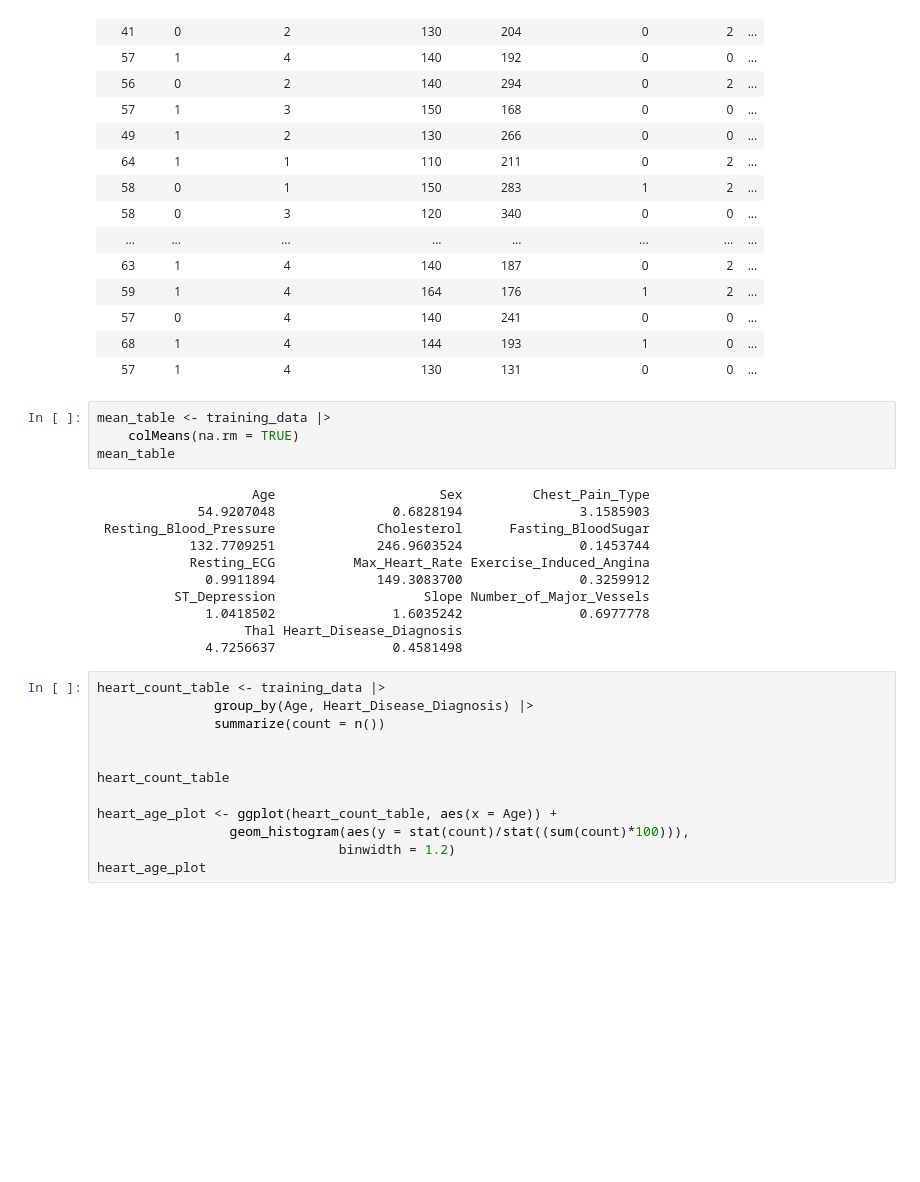
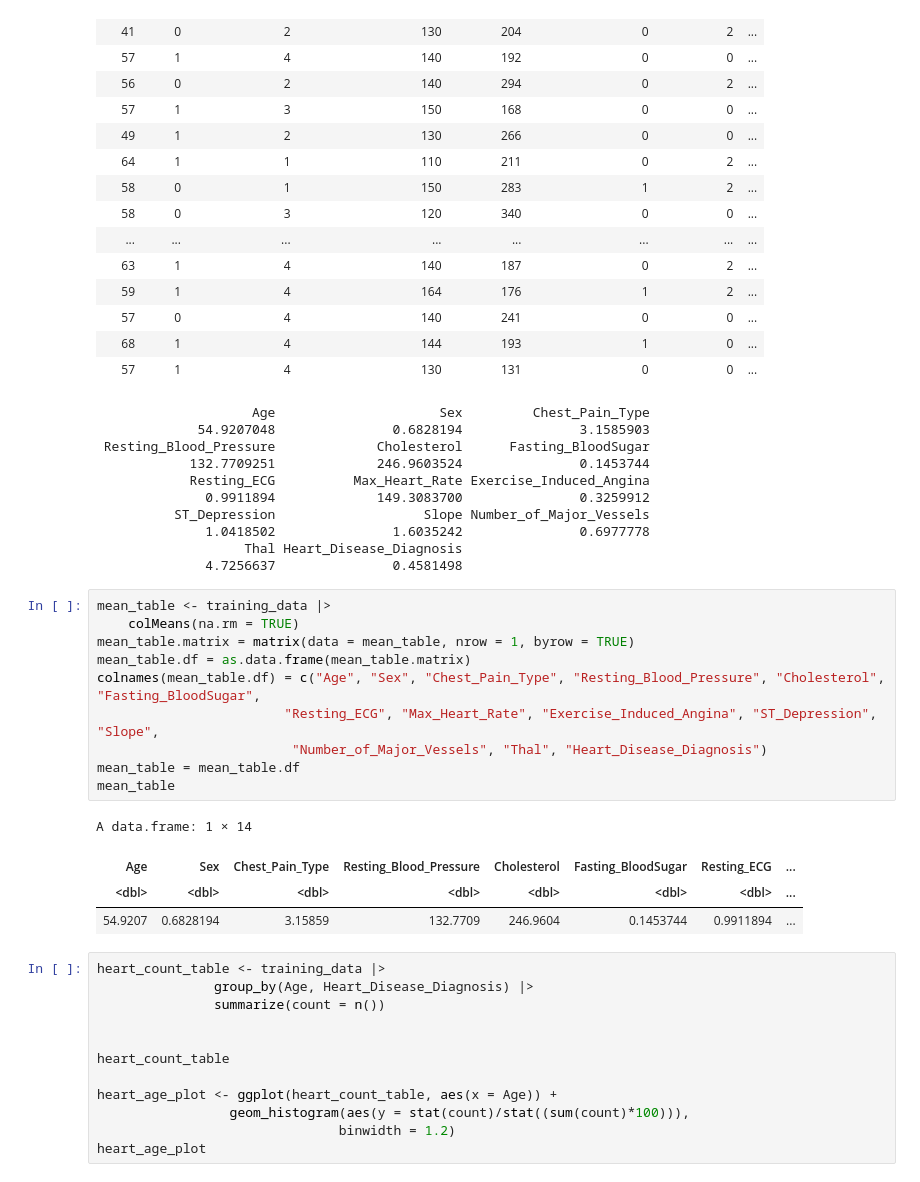
Before and after one commit to devr07/DSCI100-007-009, a Jupyter notebook: projectpropsal.ipynb, the cells around one changed output. Saved outputs shown, nothing was run; the diff lists cells and outputs as text; blank space fills up the shorter version.

Commit message:
Changed the mean table to actually be a table

```diff
--- a/projectpropsal.ipynb
+++ b/projectpropsal.ipynb
@@ -107,9 +107,6 @@ A tibble: 227 × 14
 | 68 | 1 | 4 | 144 | 193 | 1 | 0 | ... |
 | 57 | 1 | 4 | 130 | 131 | 0 | 0 | ... |
 # %%
-mean_table <- training_data |>
-    colMeans(na.rm = TRUE)
-mean_table
 # %% [output]
                     Age                     Sex         Chest_Pain_Type
              54.9207048               0.6828194               3.1585903
@@ -121,6 +118,21 @@ mean_table
               1.0418502               1.6035242               0.6977778
                    Thal Heart_Disease_Diagnosis
               4.7256637               0.4581498
+# %%
+mean_table <- training_data |>
+    colMeans(na.rm = TRUE)
+mean_table.matrix = matrix(data = mean_table, nrow = 1, byrow = TRUE)
+mean_table.df = as.data.frame(mean_table.matrix)
+colnames(mean_table.df) = c("Age", "Sex", "Chest_Pain_Type", "Resting_Blood_Pressure", "Cholesterol", "Fasting_BloodSugar",
+                        "Resting_ECG", "Max_Heart_Rate", "Exercise_Induced_Angina", "ST_Depression", "Slope",
+                         "Number_of_Major_Vessels", "Thal", "Heart_Disease_Diagnosis")
+mean_table = mean_table.df
+mean_table
+# %% [output]
+A data.frame: 1 × 14
+| Age | Sex | Chest_Pain_Type | Resting_Blood_Pressure | Cholesterol | Fasting_BloodSugar | Resting_ECG | ... |
+| <dbl> | <dbl> | <dbl> | <dbl> | <dbl> | <dbl> | <dbl> | ... |
+| 54.9207 | 0.6828194 | 3.15859 | 132.7709 | 246.9604 | 0.1453744 | 0.9911894 | ... |
 # %%
 heart_count_table <- training_data |>
                group_by(Age, Heart_Disease_Diagnosis) |>
```
Also changed, not shown: parts of 1 cell of this notebook.
